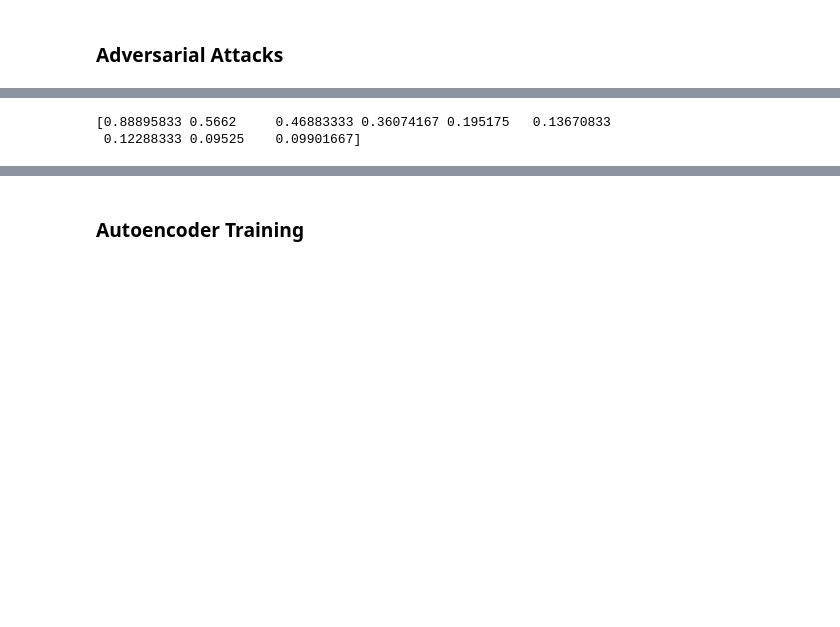
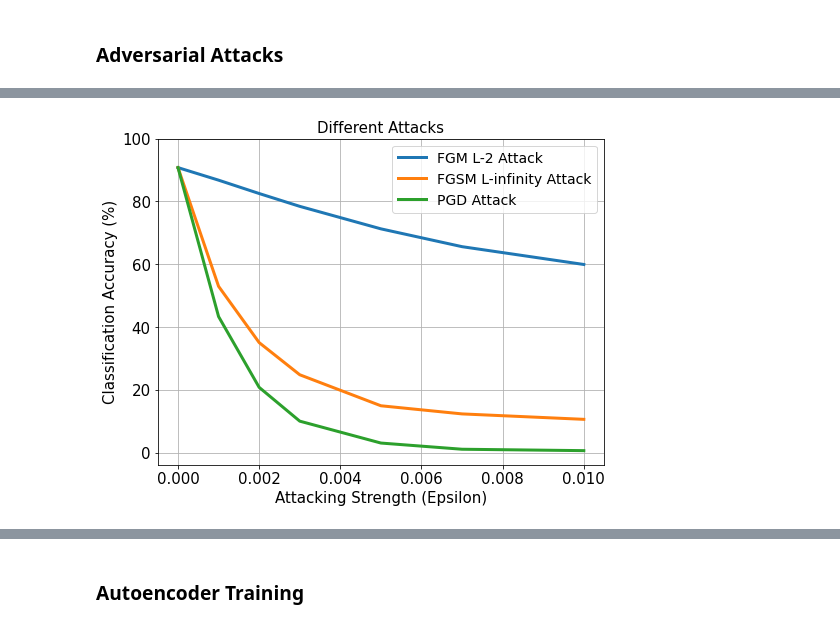
Before and after one commit to baina23/Robust-AMC, a Jupyter notebook: CNN_main.ipynb, the cells around one changed output, grey strips where cells are left out. Cells and saved outputs as stored; diff of their text form; code cells hidden in the pictures; blank space fills up the shorter version.

```diff
--- a/CNN_main.ipynb
+++ b/CNN_main.ipynb
@@ -273,5 +737,3 @@ Attack Done!
 # %%
-print(fgsm_art_acc)
+# print(fgsm_acc)
+fgsm_acc = np.array([0.90775833, 0.529725, 0.35055833, 0.248125, 0.14936667, 0.12345, 0.10616667, 0.0827, 0.09776667])
-# %% [output]
-[0.88895833 0.5662     0.46883333 0.36074167 0.195175   0.13670833
- 0.12288333 0.09525    0.09901667]
@@ -277,0 +752,3 @@ print(fgsm_art_acc)
+# %%
+# print(fgm_acc)
+fgm_acc = np.array([0.90775833, 0.867775, 0.82523333, 0.78440833, 0.71274167, 0.65598333, 0.59928333, 0.49648333, 0.36333333])
@@ -277,0 +758,3 @@ print(fgsm_art_acc)
+# %%
+# print(pgd_acc)
+pgd_acc = np.array([0.90775833, 0.43341667, 0.20801667, 0.1004, 0.03066667, 0.010925, 0.00645, 0.01271667, 0.02785])
@@ -277,0 +770,20 @@ print(fgsm_art_acc)
+# %%
+figure, axis = plt.subplots()
+arr_eps = np.array([0.000, 0.001, 0.002, 0.003, 0.005, 0.007, 0.010])
+axis.plot(arr_eps, 100 * fgm_acc[0:7], label = "FGM L-2 Attack", linewidth = 3)
+axis.plot(arr_eps, 100 * fgsm_acc[0:7], label = "FGSM L-infinity Attack", linewidth = 3)
+# axis.plot(arr_eps, 100 * fgm_acc[0:7], label = "FGM L-2 Attack", linewidth = 3)
+axis.plot(arr_eps, 100 * pgd_acc[0:7], label = "PGD Attack", linewidth = 3)
+axis.set_xlabel("Attacking Strength (Epsilon)", fontsize = 15)
+axis.set_ylabel("Classification Accuracy (%)", fontsize = 15)
+axis.set_title("Different Attacks", fontsize = 15)
+axis.grid()
+figure.set_size_inches(8, 6)
+xticks_eps = np.array([0.000, 0.002, 0.004, 0.006, 0.008, 0.010])
+yticks_acc = np.linspace(0, 100, num = 6).astype(int)
+plt.xticks(xticks_eps, fontsize = 15)
+plt.yticks(yticks_acc, fontsize = 15)
+plt.legend(loc = "upper right", fontsize = 14)
+plt.show()
+# %% [output]
+[figure, added]
```
Also changed, not shown: parts of 44 cells of this notebook.
